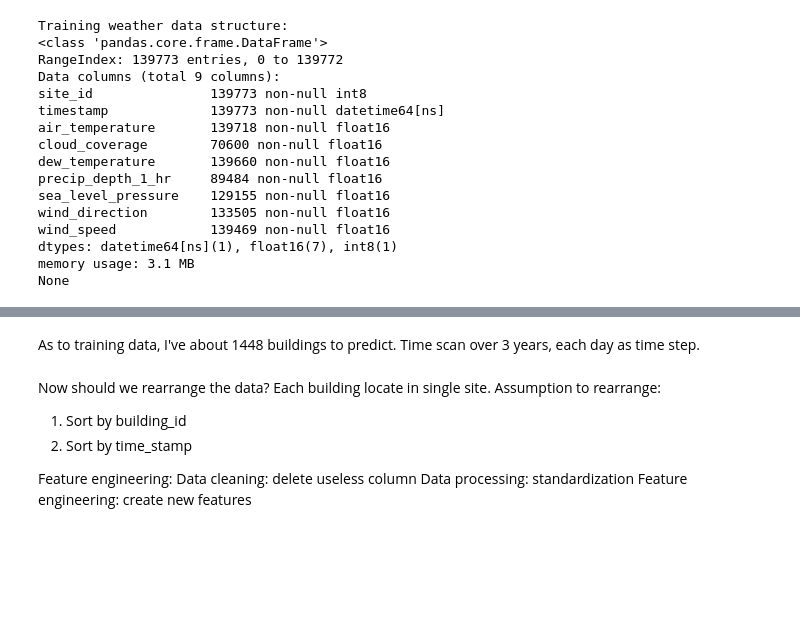
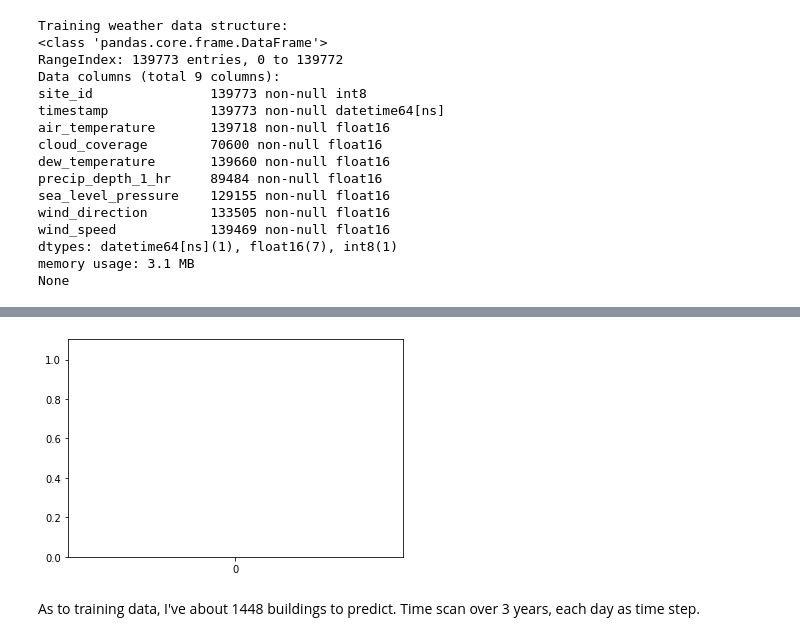
Before and after one commit to laurence-lin/Kaggle_competition, a Jupyter notebook: Ashrae_predict_EDA.ipynb, the cells around one changed output, grey strips where cells are left out. Saved outputs shown, nothing was run; the diff lists cells and outputs as text; code cells hidden in the pictures; blank space fills up the shorter version.

```diff
--- a/Ashrae_predict_EDA.ipynb
+++ b/Ashrae_predict_EDA.ipynb
@@ -292,13 +382,10 @@ plt.show()
+# %%
+# Distribution of meter type
+
+
+ax = sns.barplot()
+# %% [output]
+[figure, added]
 # %% [markdown]
 As to training data, I've about 1448 buildings to predict.
 Time scan over 3 years, each day as time step.
-# %% [markdown]
-Now should we rearrange the data? Each building locate in single site.
-Assumption to rearrange:
-1. Sort by building_id
-2. Sort by time_stamp
-
-Feature engineering:
-Data cleaning: delete useless column
-Data processing: standardization
-Feature engineering: create new features
```
Also changed, not shown: parts of 20 cells of this notebook.
